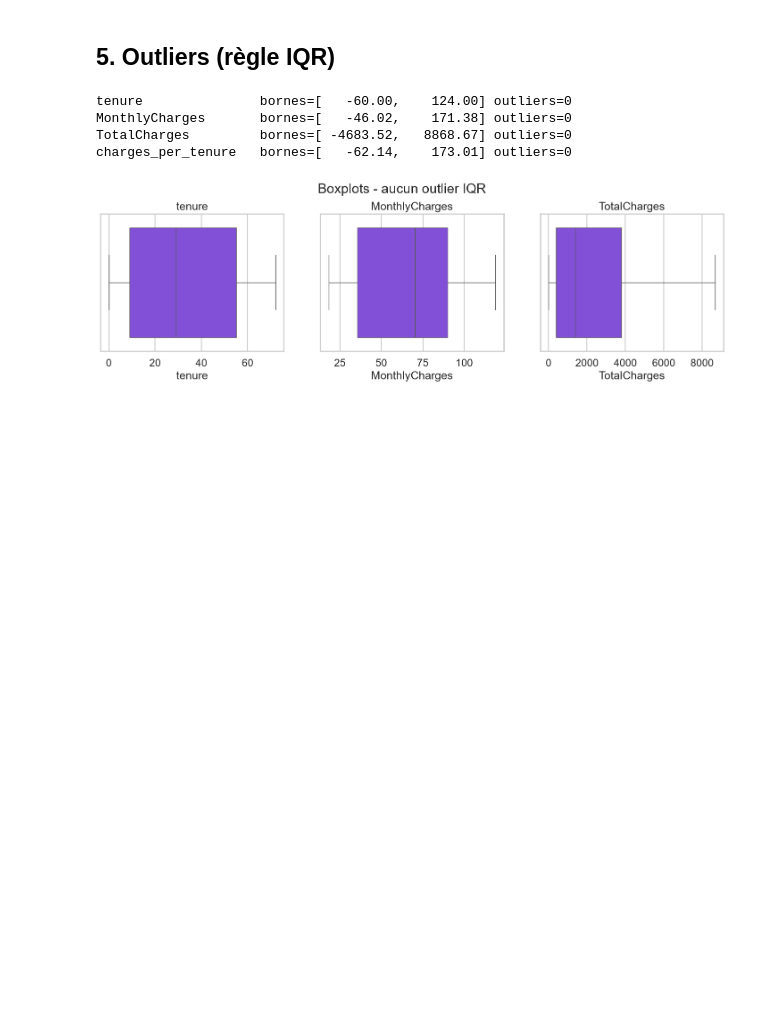
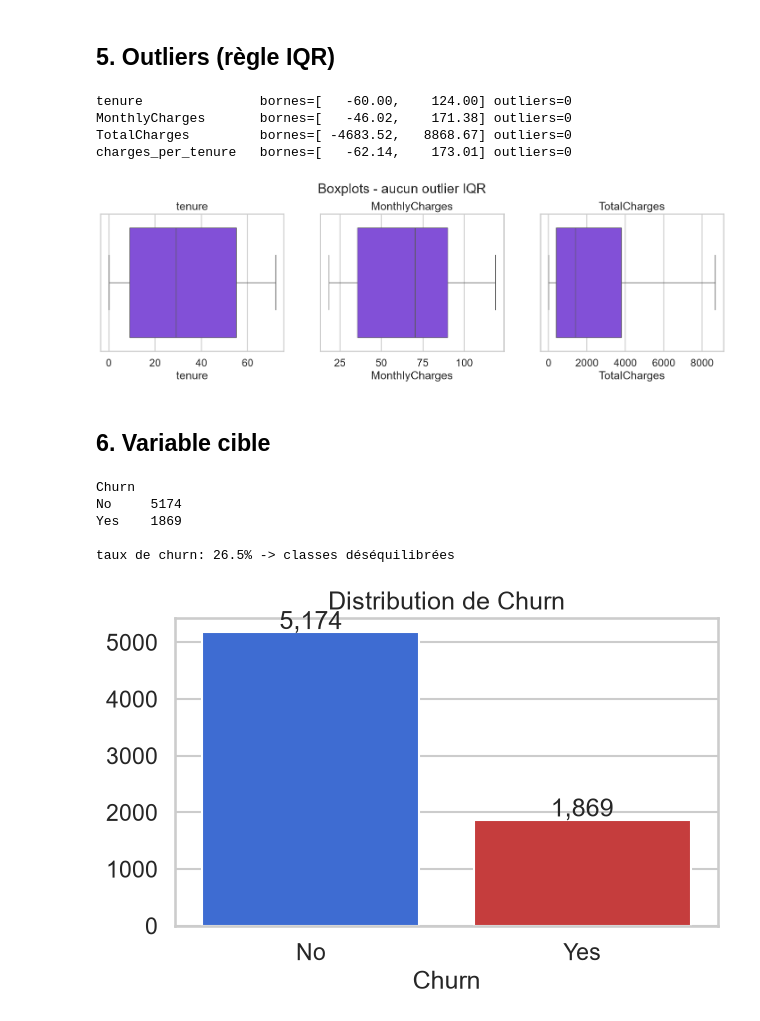
Before and after one commit to doughmi-ilyas/customer-churn-prediction, a Jupyter notebook: notebooks/01_eda.ipynb, the cells around one changed output. Cells and saved outputs as stored; diff of their text form; code cells hidden in the pictures; blank space fills up the shorter version.

Commit message:
eda: add section "Variable cible"

```diff
--- a/notebooks/01_eda.ipynb
+++ b/notebooks/01_eda.ipynb
@@ -142,3 +142,25 @@ fig.savefig(f"{FIG_DIR}/02_boxplots_outliers.png", dpi=110, bbox_inches="tight")
 plt.show()
 # %% [output]
 [figure]
+# %% [markdown]
+## 6. Variable cible
+# %%
+df["ChurnNum"] = (df["Churn"] == "Yes").astype(int)
+counts = df["Churn"].value_counts()
+print(counts.to_string())
+print(f"\ntaux de churn: {df['ChurnNum'].mean():.1%} -> classes déséquilibrées")
+
+fig, ax = plt.subplots(figsize=(7, 4))
+sns.barplot(x=counts.index, y=counts.values, hue=counts.index, palette=["#2563eb", "#dc2626"], legend=False, ax=ax)
+for i, v in enumerate(counts.values):
+    ax.text(i, v + 60, f"{v:,}", ha="center")
+ax.set_title("Distribution de Churn")
+fig.savefig(f"{FIG_DIR}/05_target_distribution.png", dpi=110, bbox_inches="tight")
+plt.show()
+# %% [output]
+Churn
+No     5174
+Yes    1869
+
+taux de churn: 26.5% -> classes déséquilibrées
+[figure, added]
```
Also changed, not shown: 1 other file.
